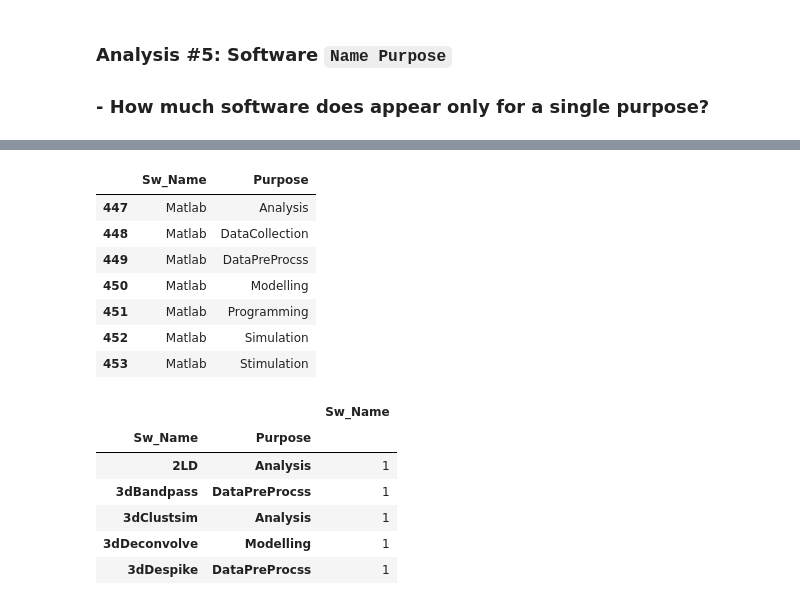
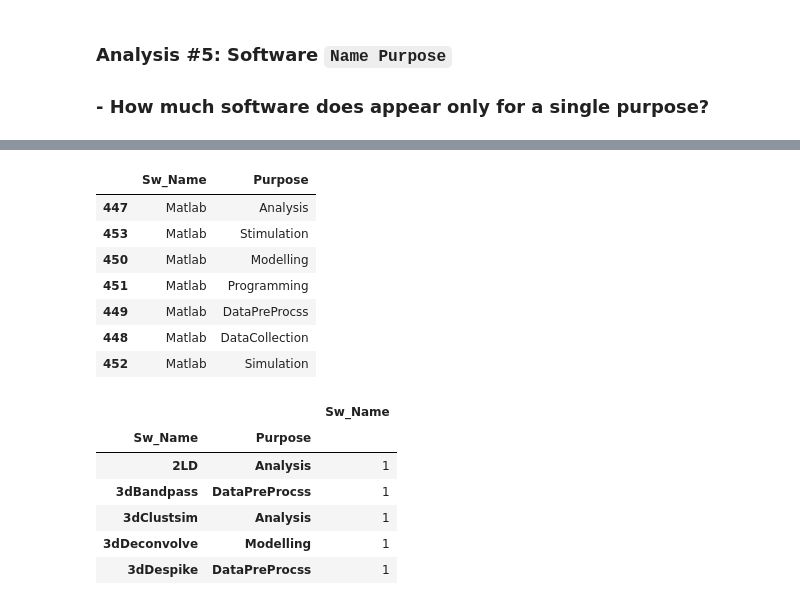
Before and after one commit to BeTKH/Automatic-classifcation-of-purpose-of-software-in-Scientific-articles, a Jupyter notebook: somecode/1.Merging Annotations.ipynb, the cells around one changed output, grey strips where cells are left out. Drawn from its saved outputs; the diff is of its cells as text; code cells hidden in the pictures.

```diff
--- a/somecode/1.Merging Annotations.ipynb
+++ b/somecode/1.Merging Annotations.ipynb
@@ -1239,7 +1248,7 @@ SwNP = PubMedPLoS_swNTP.groupby(['Sw_Name','Purpose']).size().reset_index(name='
 
 
 
-SwNP_dsc = SwNP.sort_values(by=['Sw_Name','Purpose','Count'], ascending=True)
+SwNP_dsc = SwNP.sort_values(by=['Count','Purpose','Sw_Name'], ascending=False)
 
 
 """
@@ -1272,15 +1281,25 @@ SwNP_dsc.head(10)
 # %%
+'''
+
+we want to get all possible purposes a software is used for
+
+subset only software name and purpose
+
+'''
+
+# example for Matlab
+
 swnp = SwNP_dsc[['Sw_Name', 'Purpose']]
 swnp[swnp['Sw_Name'] == 'Matlab']
 # %% [output]
 |  | Sw_Name | Purpose |
 | 447 | Matlab | Analysis |
-| 448 | Matlab | DataCollection |
-| 449 | Matlab | DataPreProcss |
+| 453 | Matlab | Stimulation |
 | 450 | Matlab | Modelling |
 | 451 | Matlab | Programming |
+| 449 | Matlab | DataPreProcss |
+| 448 | Matlab | DataCollection |
 | 452 | Matlab | Simulation |
-| 453 | Matlab | Stimulation |
 # %%
 sbs = swnp.groupby(["Sw_Name", "Purpose"])[["Sw_Name"]].count()
 # %%
```
Also changed, not shown: parts of 44 cells of this notebook.
